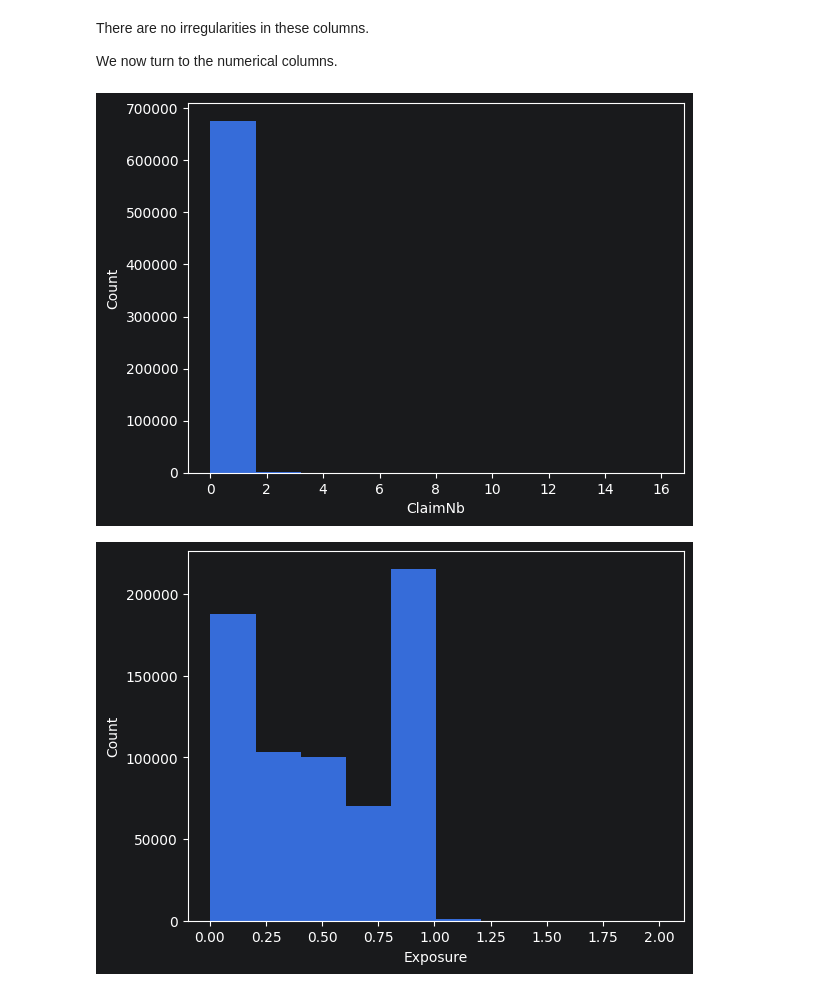
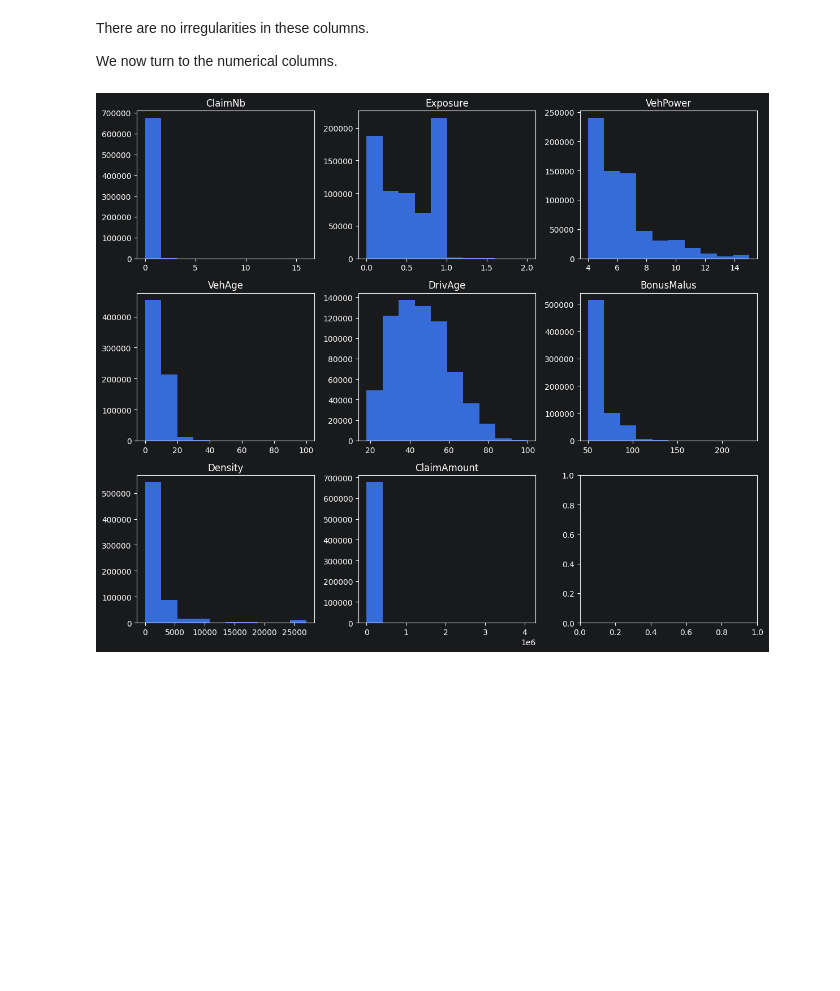
Before and after one commit to alexwill314/car_insurance_ml, a Jupyter notebook: notebooks/01_EDA.ipynb, the cells around one changed output. Saved outputs shown, nothing was run; the diff lists cells and outputs as text; code cells hidden in the pictures; blank space fills up the shorter version.

```diff
--- a/notebooks/01_EDA.ipynb
+++ b/notebooks/01_EDA.ipynb
@@ -126,11 +127,14 @@ There are no irregularities in these columns.
 
 We now turn to the numerical columns.
 # %%
-for col in df.select_dtypes('number').columns:
-    plt.hist(df[col])
-    plt.xlabel(col)
-    plt.ylabel('Count')
-    plt.show()
+fig, axes = plt.subplots(3, 3, figsize=(12, 10))
+features = df.select_dtypes(['float64', 'int64']).columns
+
+for ax, feature in zip(axes.ravel(), features):
+    ax.hist(df[feature])
+    ax.set_title(feature)
+
+plt.tight_layout()
+plt.show()
 # %% [output]
-[figure, old version]
+[figure, new version]
-[figure, removed]
```
Also changed, not shown: parts of 4 cells of this notebook, 6 other files.
